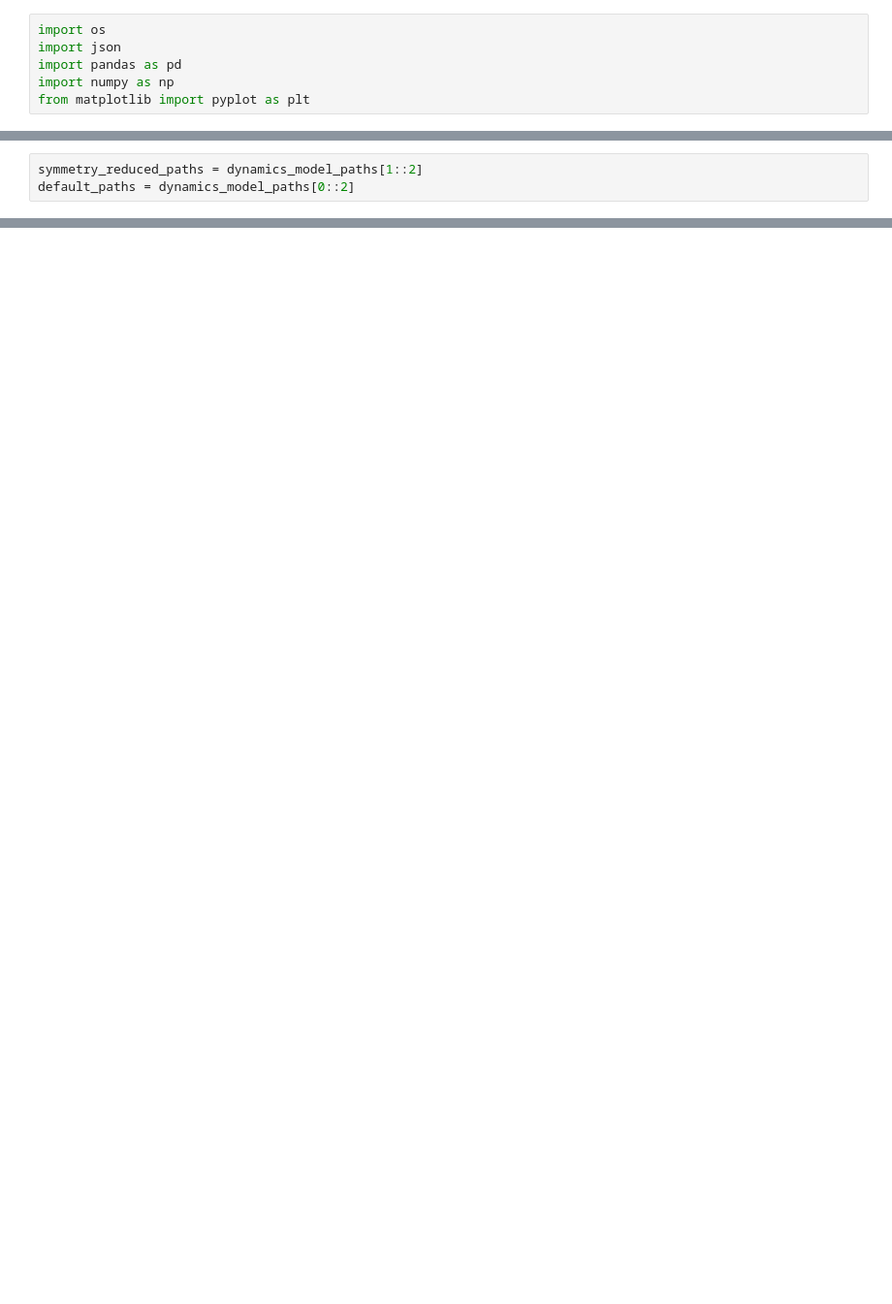
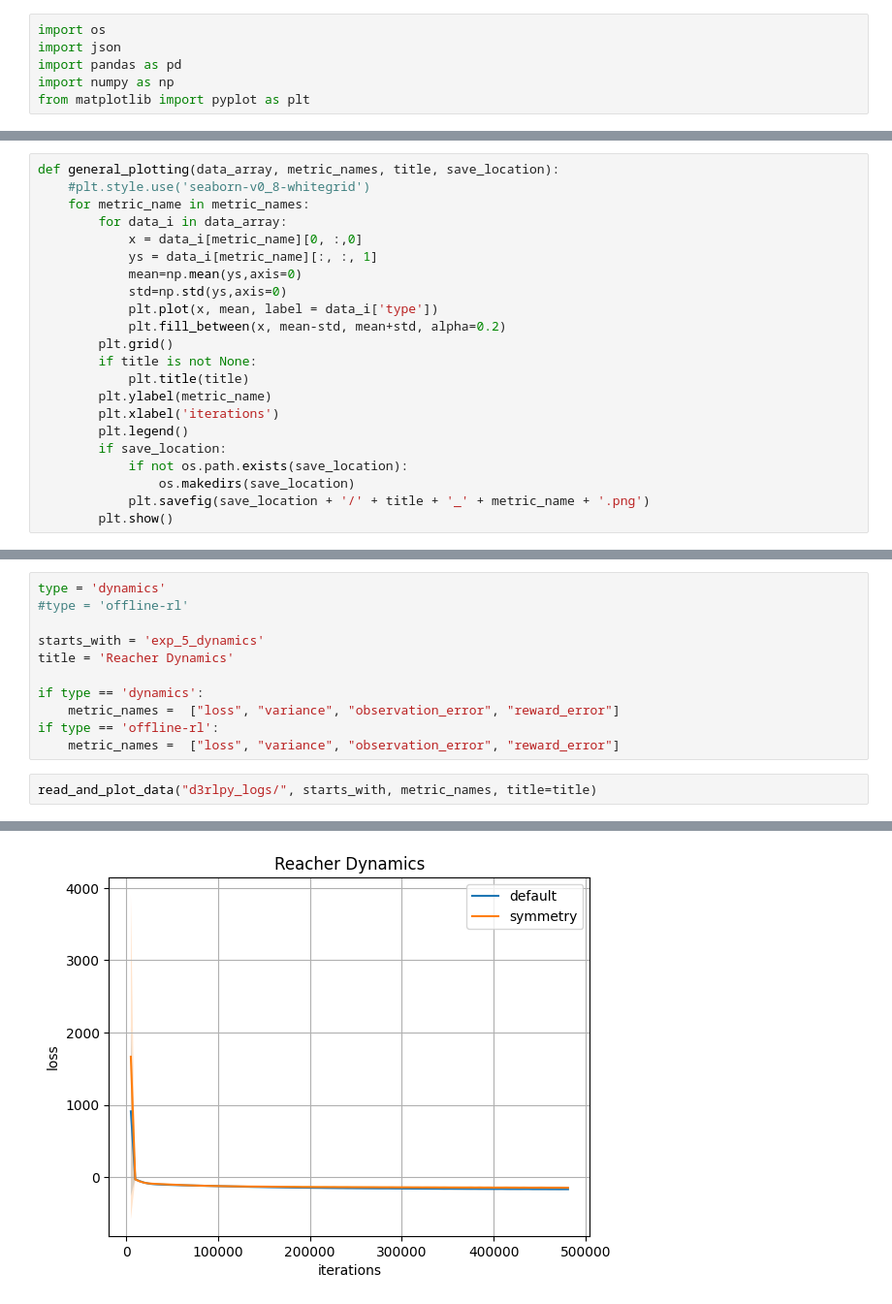
Before and after one commit to YasinSonmez/symmetry-cs285, a Jupyter notebook: Plots.ipynb, the cells around one changed output, grey strips where cells are left out. Shown at 97% size. Saved outputs shown, nothing was run; the diff lists cells and outputs as text; blank space fills up the shorter version.

Commit message:
Reacher added, bug solved in training

```diff
--- a/Plots.ipynb
+++ b/Plots.ipynb
@@ -44,3 +6,0 @@ KeyError: 'encoder_factory'
-# %%
-symmetry_reduced_paths = dynamics_model_paths[1::2]
-default_paths = dynamics_model_paths[0::2]
@@ -62 +7,23 @@ default_paths, symmetry_reduced_paths
+# %%
+def general_plotting(data_array, metric_names, title, save_location):
+    #plt.style.use('seaborn-v0_8-whitegrid')
+    for metric_name in metric_names:
+        for data_i in data_array:
+            x = data_i[metric_name][0, :,0]
+            ys = data_i[metric_name][:, :, 1]
+            mean=np.mean(ys,axis=0)
+            std=np.std(ys,axis=0)
+            plt.plot(x, mean, label = data_i['type'])
+            plt.fill_between(x, mean-std, mean+std, alpha=0.2)
+        plt.grid()
+        if title is not None:
+            plt.title(title)
+        plt.ylabel(metric_name)
+        plt.xlabel('iterations')
+        plt.legend()
+        if save_location:
+            if not os.path.exists(save_location):
+                os.makedirs(save_location)
+            plt.savefig(save_location + '/' + title + '_' + metric_name + '.png')
+        plt.show()
 # %%
@@ -101,0 +60,14 @@ NameError: name 'dataset' is not defined
+# %%
+type = 'dynamics'
+#type = 'offline-rl'
+
+starts_with = 'exp_5_dynamics'
+title = 'Reacher Dynamics'
+
+if type == 'dynamics':
+    metric_names =  ["loss", "variance", "observation_error", "reward_error"]
+if type == 'offline-rl':
+    metric_names =  ["loss", "variance", "observation_error", "reward_error"]
+# %%
+read_and_plot_data("d3rlpy_logs/", starts_with, metric_names, title=title)
+# %% [output]
@@ -101,0 +76 @@ NameError: name 'dataset' is not defined
+[figure, added]
```
Also changed, not shown: parts of 15 cells of this notebook, 12 other files.
